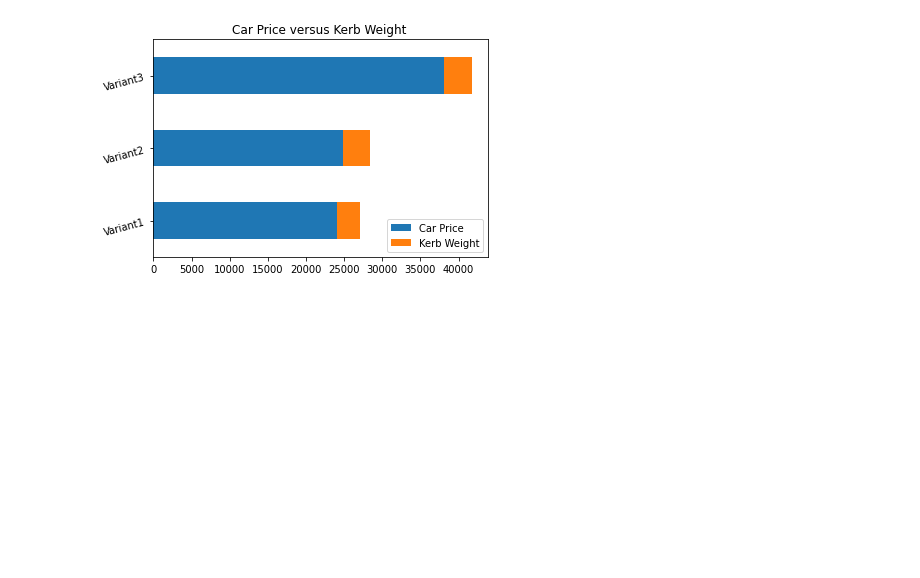
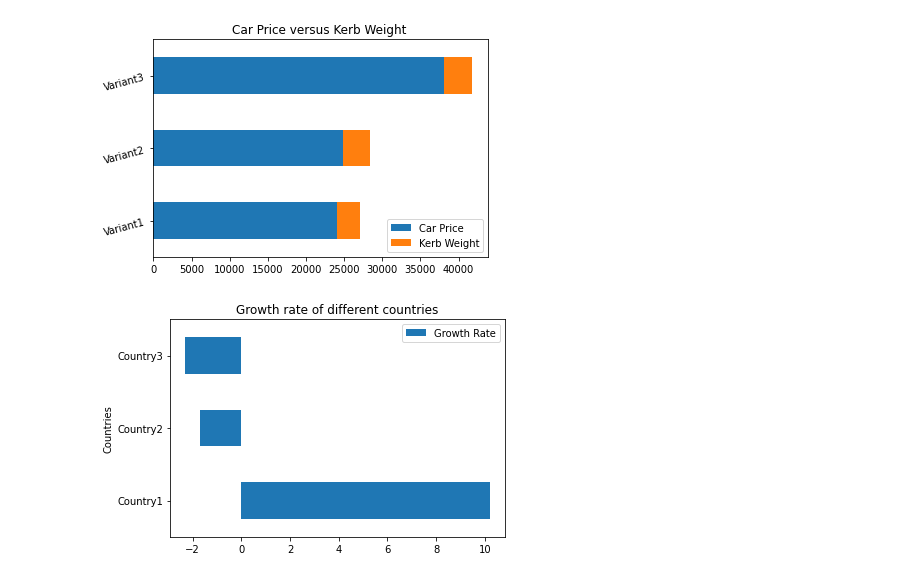
Before and after one commit to Njeri-Gitome/DS_Track, a Jupyter notebook: Data_Types_&_Data_Wrangling.ipynb, the cells around one changed output. Drawn from its saved outputs; the diff is of its cells as text; code cells hidden in the pictures; blank space fills up the shorter version.

Commit message:
barchart plotting

```diff
--- a/Data_Types_&_Data_Wrangling.ipynb
+++ b/Data_Types_&_Data_Wrangling.ipynb
@@ -348,3 +339,23 @@ dataFrame.plot.barh(stacked = True,
 plot.show(block = True)
 # %% [output]
 [figure]
+# %%
+#plotting a horizontal barchart
+
+import pandas as pd
+import matplotlib.pyplot as plot
+
+#python dictionary
+growthData = {"Countries": ["Country1","Country2","Country3"],
+            "Growth Rate": [10.2, -1.7, -2.3]
+            }
+
+dataFrame = pd.DataFrame(data = growthData);
+
+dataFrame.plot.barh (x = 'Countries',
+                     y = 'Growth Rate',
+                     title = 'Growth rate of different countries');
+
+plot.show(block =True)
+# %% [output]
+[figure, added]
```
Also changed, not shown: parts of 1 cell of this notebook.
